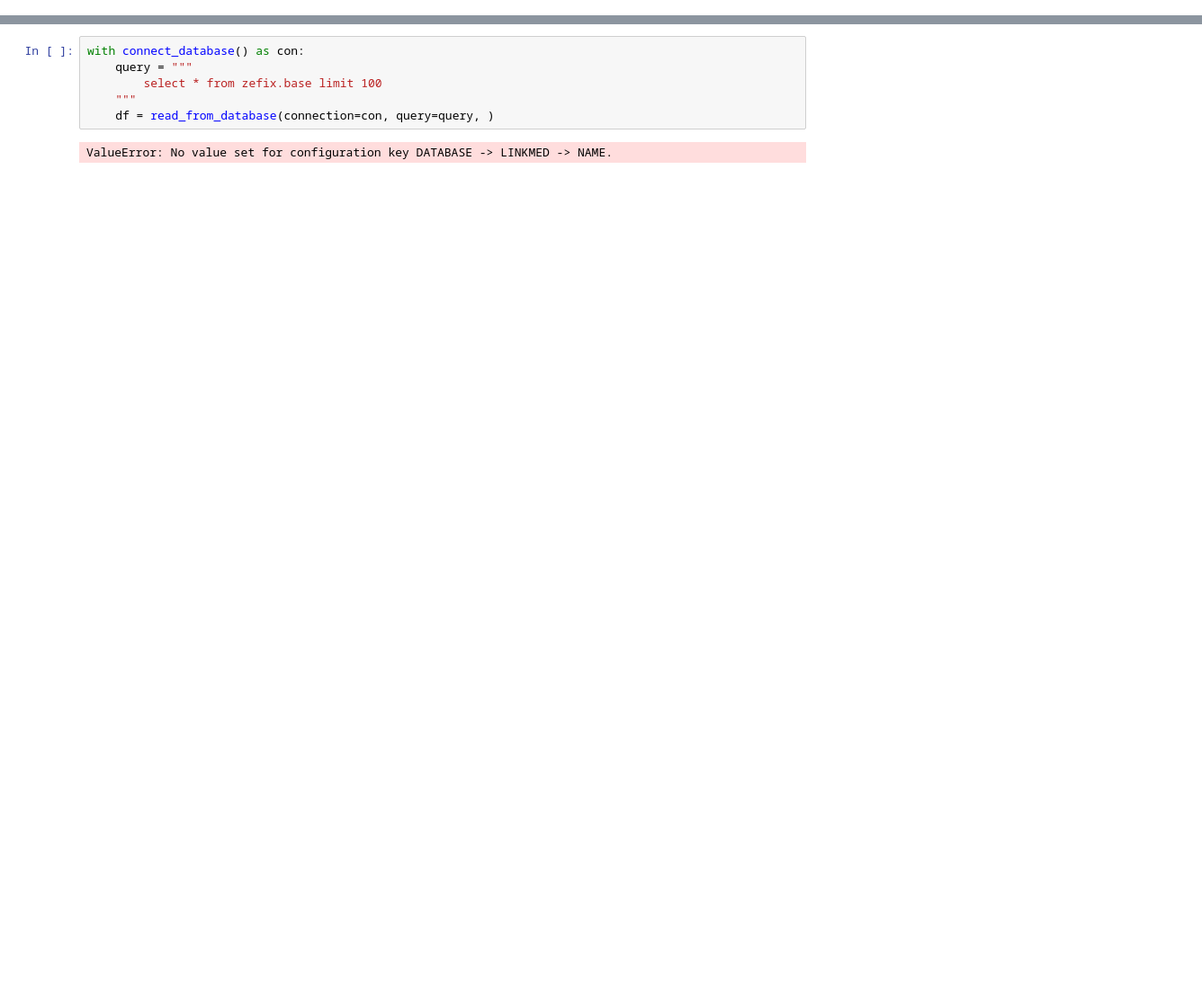
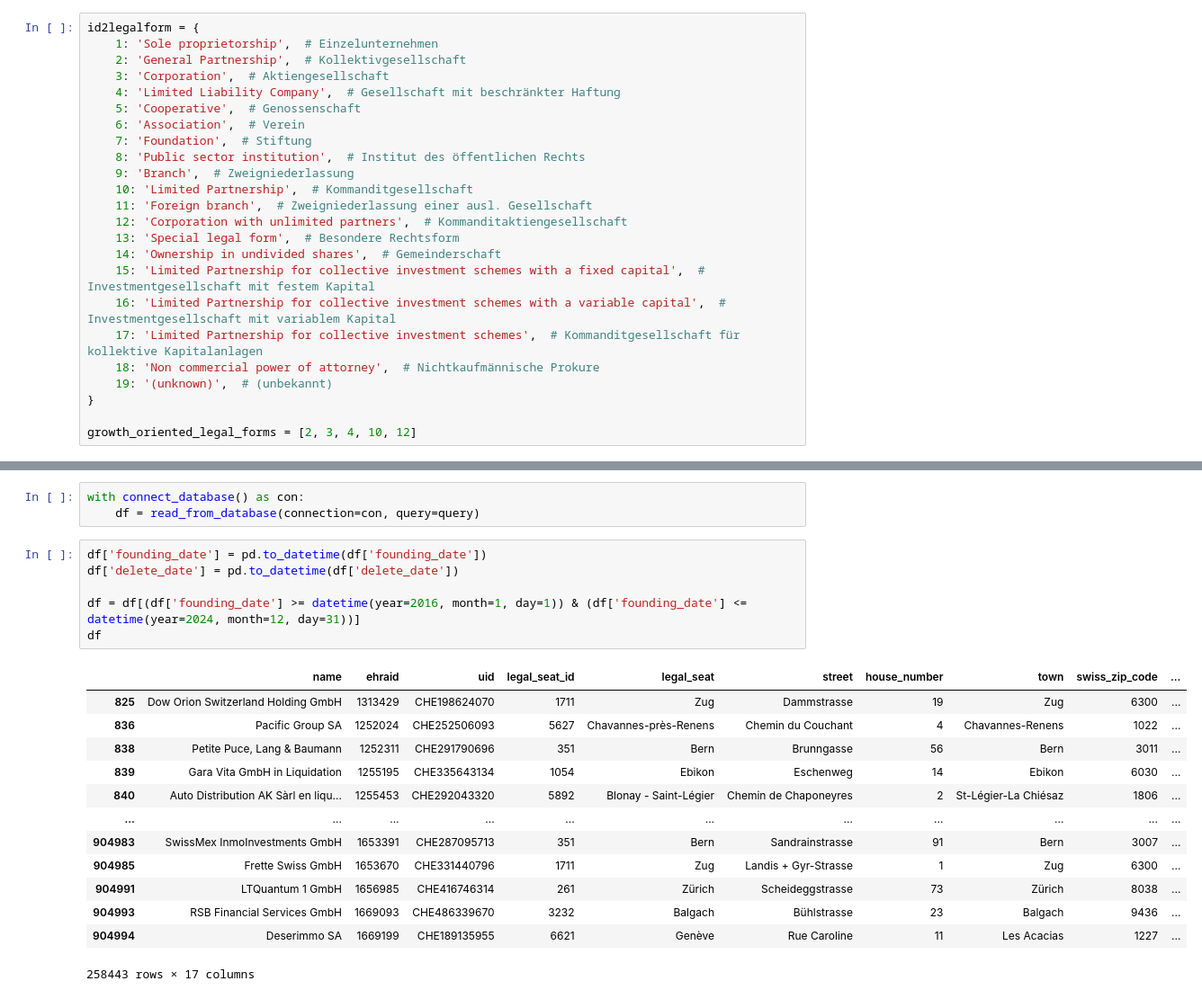
Before and after one commit to MaBlock7/company_success_prediction, a Jupyter notebook: notebooks/test_notebook.ipynb, the cells around one changed output, grey strips where cells are left out. Shown: that part at 90% size. Drawn from its saved outputs; the diff is of its cells as text; blank space fills up the shorter version.

Commit message:
First draft of company sample

```diff
--- a/notebooks/test_notebook.ipynb
+++ b/notebooks/test_notebook.ipynb
@@ -3,0 +5,24 @@ import pandas as pd
+# %%
+id2legalform = {
+    1: 'Sole proprietorship',  # Einzelunternehmen
+    2: 'General Partnership',  # Kollektivgesellschaft
+    3: 'Corporation',  # Aktiengesellschaft
+    4: 'Limited Liability Company',  # Gesellschaft mit beschränkter Haftung
+    5: 'Cooperative',  # Genossenschaft
+    6: 'Association',  # Verein
+    7: 'Foundation',  # Stiftung
+    8: 'Public sector institution',  # Institut des öffentlichen Rechts
+    9: 'Branch',  # Zweigniederlassung
+    10: 'Limited Partnership',  # Kommanditgesellschaft
+    11: 'Foreign branch',  # Zweigniederlassung einer ausl. Gesellschaft
+    12: 'Corporation with unlimited partners',  # Kommanditaktiengesellschaft
+    13: 'Special legal form',  # Besondere Rechtsform
+    14: 'Ownership in undivided shares',  # Gemeinderschaft
+    15: 'Limited Partnership for collective investment schemes with a fixed capital',  # Investmentgesellschaft mit festem Kapital
+    16: 'Limited Partnership for collective investment schemes with a variable capital',  # Investmentgesellschaft mit variablem Kapital
+    17: 'Limited Partnership for collective investment schemes',  # Kommanditgesellschaft für kollektive Kapitalanlagen
+    18: 'Non commercial power of attorney',  # Nichtkaufmännische Prokure
+    19: '(unknown)',  # (unbekannt)
+}
+
+growth_oriented_legal_forms = [2, 3, 4, 10, 12]
@@ -4,8 +64,23 @@ import pandas as pd
 # %%
 with connect_database() as con:
-    query = """
-        select * from zefix.base limit 100
-    """
-    df = read_from_database(connection=con, query=query, )
+    df = read_from_database(connection=con, query=query)
-# %% [output]
-ValueError: No value set for configuration key DATABASE -> LINKMED -> NAME.
+# %%
+df['founding_date'] = pd.to_datetime(df['founding_date'])
+df['delete_date'] = pd.to_datetime(df['delete_date'])
+
+df = df[(df['founding_date'] >= datetime(year=2016, month=1, day=1)) & (df['founding_date'] <= datetime(year=2024, month=12, day=31))]
+df
+# %% [output]
+|  | name | ehraid | uid | legal_seat_id | legal_seat | street | house_number | town | swiss_zip_code | ... |
+| 825 | Dow Orion Switzerland Holding GmbH | 1313429 | CHE198624070 | 1711 | Zug | Dammstrasse | 19 | Zug | 6300 | ... |
+| 836 | Pacific Group SA | 1252024 | CHE252506093 | 5627 | Chavannes-près-Renens | Chemin du Couchant | 4 | Chavannes-Renens | 1022 | ... |
+| 838 | Petite Puce, Lang & Baumann | 1252311 | CHE291790696 | 351 | Bern | Brunngasse | 56 | Bern | 3011 | ... |
+| 839 | Gara Vita GmbH in Liquidation | 1255195 | CHE335643134 | 1054 | Ebikon | Eschenweg | 14 | Ebikon | 6030 | ... |
+| 840 | Auto Distribution AK Sàrl en liqu... | 1255453 | CHE292043320 | 5892 | Blonay - Saint-Légier | Chemin de Chaponeyres | 2 | St-Légier-La Chiésaz | 1806 | ... |
+| ... | ... | ... | ... | ... | ... | ... | ... | ... | ... | ... |
+| 904983 | SwissMex InmoInvestments GmbH | 1653391 | CHE287095713 | 351 | Bern | Sandrainstrasse | 91 | Bern | 3007 | ... |
+| 904985 | Frette Swiss GmbH | 1653670 | CHE331440796 | 1711 | Zug | Landis + Gyr-Strasse | 1 | Zug | 6300 | ... |
+| 904991 | LTQuantum 1 GmbH | 1656985 | CHE416746314 | 261 | Zürich | Scheideggstrasse | 73 | Zürich | 8038 | ... |
+| 904993 | RSB Financial Services GmbH | 1669093 | CHE486339670 | 3232 | Balgach | Bühlstrasse | 23 | Balgach | 9436 | ... |
+| 904994 | Deserimmo SA | 1669199 | CHE189135955 | 6621 | Genève | Rue Caroline | 11 | Les Acacias | 1227 | ... |
+258443 rows × 17 columns
```
Also changed, not shown: parts of 5 cells of this notebook, 1 other file.
